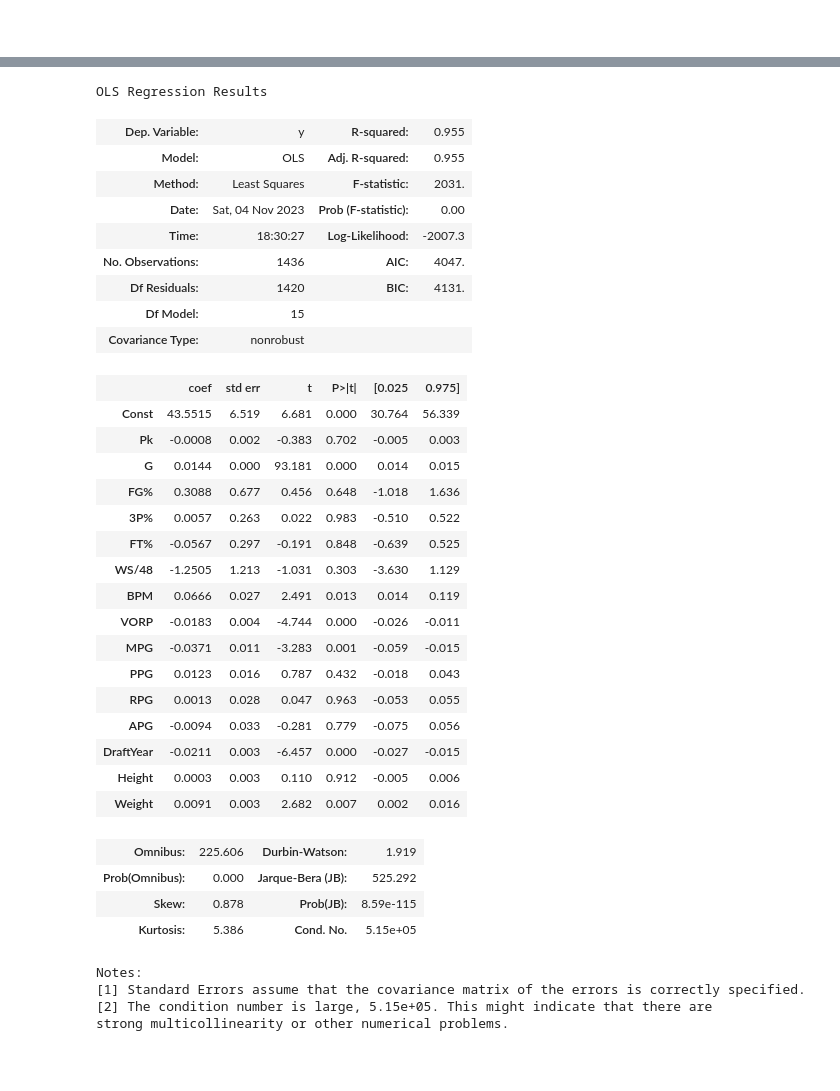
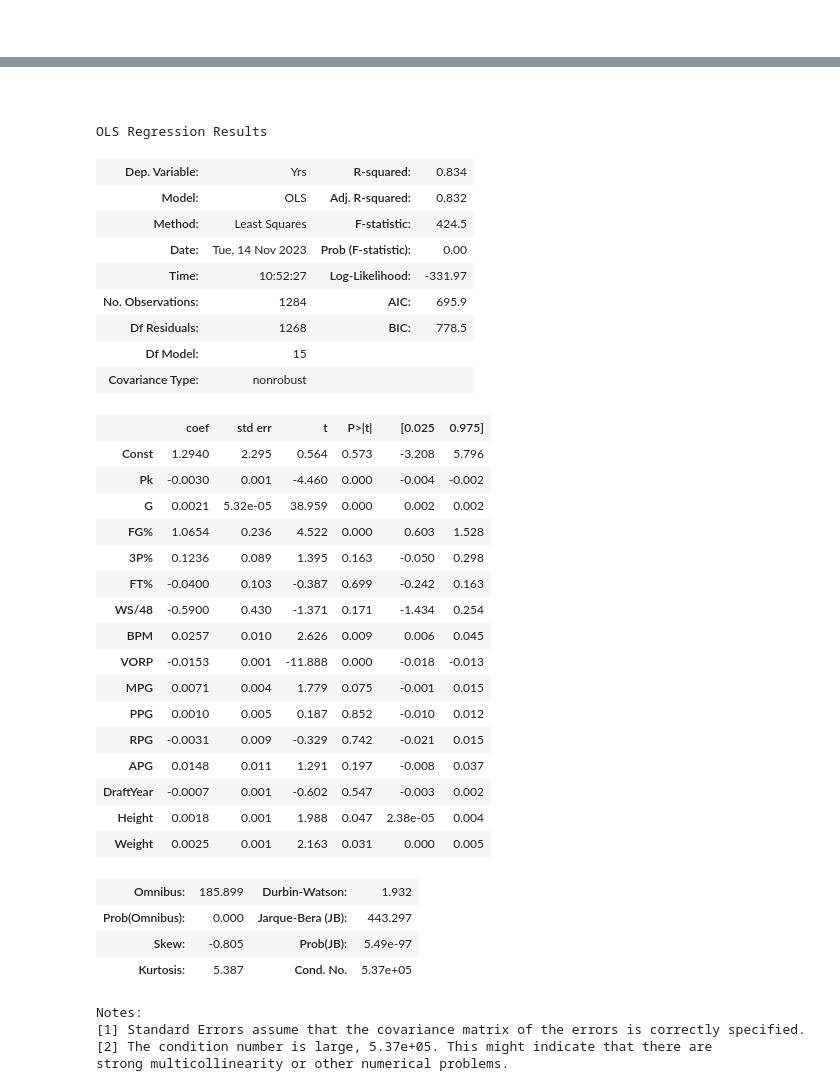
Before and after one commit to GrzegorzPus/NBA_analysis, a Jupyter notebook: Draft Combine.ipynb, the cells around one changed output, grey strips where cells are left out. Cells and saved outputs as stored; diff of their text form; code cells hidden in the pictures; blank space fills up the shorter version.

```diff
--- a/Draft Combine.ipynb
+++ b/Draft Combine.ipynb
@@ -171,6 +171,8 @@ data['Height'] = data['Height'].apply(feet_to_cm)
 data['Height'] = round(data['Height'])
 # %%
 data['Birth Date'] = pd.to_datetime(data['Birth Date'])
+# %%
+data = data[~data['DraftYear'].between(2019, 2022)]
 # %%
 data
 # %% [output]
@@ -687,44 +724,48 @@ Wartość P-Value: 1.8106907084813884e-09
+# %% [markdown]
+<br>
 # %%
+y2 = np.log(data_matrix['Yrs'])
+
 X2 = data_matrix[[col for col in data_matrix.columns if col not in ['Yrs', 'TOTMP', 'TOTPTS', 'TOTTRB', 'TOTAST']]]
 X2 = X2.astype(float)
 # %%
-model1 = sm.OLS(y, X2).fit()
+model2 = sm.OLS(y2, X2).fit()
 # %%
-model1.summary()
+model2.summary()
 # %% [output]
 OLS Regression Results
-| Dep. Variable: | y | R-squared: | 0.955 |
-| Model: | OLS | Adj. R-squared: | 0.955 |
-| Method: | Least Squares | F-statistic: | 2031. |
-| Date: | Sat, 04 Nov 2023 | Prob (F-statistic): | 0.00 |
-| Time: | 18:30:27 | Log-Likelihood: | -2007.3 |
-| No. Observations: | 1436 | AIC: | 4047. |
-| Df Residuals: | 1420 | BIC: | 4131. |
+| Dep. Variable: | Yrs | R-squared: | 0.834 |
+| Model: | OLS | Adj. R-squared: | 0.832 |
+| Method: | Least Squares | F-statistic: | 424.5 |
+| Date: | Tue, 14 Nov 2023 | Prob (F-statistic): | 0.00 |
+| Time: | 10:52:27 | Log-Likelihood: | -331.97 |
+| No. Observations: | 1284 | AIC: | 695.9 |
+| Df Residuals: | 1268 | BIC: | 778.5 |
 | Df Model: | 15 |  |  |
 | Covariance Type: | nonrobust |  |  |
 |  | coef | std err | t | P>|t| | [0.025 | 0.975] |
-| Const | 43.5515 | 6.519 | 6.681 | 0.000 | 30.764 | 56.339 |
-| Pk | -0.0008 | 0.002 | -0.383 | 0.702 | -0.005 | 0.003 |
-| G | 0.0144 | 0.000 | 93.181 | 0.000 | 0.014 | 0.015 |
-| FG% | 0.3088 | 0.677 | 0.456 | 0.648 | -1.018 | 1.636 |
-| 3P% | 0.0057 | 0.263 | 0.022 | 0.983 | -0.510 | 0.522 |
-| FT% | -0.0567 | 0.297 | -0.191 | 0.848 | -0.639 | 0.525 |
-| WS/48 | -1.2505 | 1.213 | -1.031 | 0.303 | -3.630 | 1.129 |
-| BPM | 0.0666 | 0.027 | 2.491 | 0.013 | 0.014 | 0.119 |
-| VORP | -0.0183 | 0.004 | -4.744 | 0.000 | -0.026 | -0.011 |
-| MPG | -0.0371 | 0.011 | -3.283 | 0.001 | -0.059 | -0.015 |
-| PPG | 0.0123 | 0.016 | 0.787 | 0.432 | -0.018 | 0.043 |
-| RPG | 0.0013 | 0.028 | 0.047 | 0.963 | -0.053 | 0.055 |
-| APG | -0.0094 | 0.033 | -0.281 | 0.779 | -0.075 | 0.056 |
-| DraftYear | -0.0211 | 0.003 | -6.457 | 0.000 | -0.027 | -0.015 |
-| Height | 0.0003 | 0.003 | 0.110 | 0.912 | -0.005 | 0.006 |
-| Weight | 0.0091 | 0.003 | 2.682 | 0.007 | 0.002 | 0.016 |
+| Const | 1.2940 | 2.295 | 0.564 | 0.573 | -3.208 | 5.796 |
+| Pk | -0.0030 | 0.001 | -4.460 | 0.000 | -0.004 | -0.002 |
+| G | 0.0021 | 5.32e-05 | 38.959 | 0.000 | 0.002 | 0.002 |
+| FG% | 1.0654 | 0.236 | 4.522 | 0.000 | 0.603 | 1.528 |
+| 3P% | 0.1236 | 0.089 | 1.395 | 0.163 | -0.050 | 0.298 |
+| FT% | -0.0400 | 0.103 | -0.387 | 0.699 | -0.242 | 0.163 |
+| WS/48 | -0.5900 | 0.430 | -1.371 | 0.171 | -1.434 | 0.254 |
+| BPM | 0.0257 | 0.010 | 2.626 | 0.009 | 0.006 | 0.045 |
+| VORP | -0.0153 | 0.001 | -11.888 | 0.000 | -0.018 | -0.013 |
+| MPG | 0.0071 | 0.004 | 1.779 | 0.075 | -0.001 | 0.015 |
+| PPG | 0.0010 | 0.005 | 0.187 | 0.852 | -0.010 | 0.012 |
+| RPG | -0.0031 | 0.009 | -0.329 | 0.742 | -0.021 | 0.015 |
+| APG | 0.0148 | 0.011 | 1.291 | 0.197 | -0.008 | 0.037 |
+| DraftYear | -0.0007 | 0.001 | -0.602 | 0.547 | -0.003 | 0.002 |
+| Height | 0.0018 | 0.001 | 1.988 | 0.047 | 2.38e-05 | 0.004 |
+| Weight | 0.0025 | 0.001 | 2.163 | 0.031 | 0.000 | 0.005 |
-| Omnibus: | 225.606 | Durbin-Watson: | 1.919 |
-| Prob(Omnibus): | 0.000 | Jarque-Bera (JB): | 525.292 |
-| Skew: | 0.878 | Prob(JB): | 8.59e-115 |
-| Kurtosis: | 5.386 | Cond. No. | 5.15e+05 |
+| Omnibus: | 185.899 | Durbin-Watson: | 1.932 |
+| Prob(Omnibus): | 0.000 | Jarque-Bera (JB): | 443.297 |
+| Skew: | -0.805 | Prob(JB): | 5.49e-97 |
+| Kurtosis: | 5.387 | Cond. No. | 5.37e+05 |
 Notes:
 [1] Standard Errors assume that the covariance matrix of the errors is correctly specified.
-[2] The condition number is large, 5.15e+05. This might indicate that there are
+[2] The condition number is large, 5.37e+05. This might indicate that there are
 strong multicollinearity or other numerical problems.
 # %%
```
Also changed, not shown: parts of 51 cells of this notebook.
